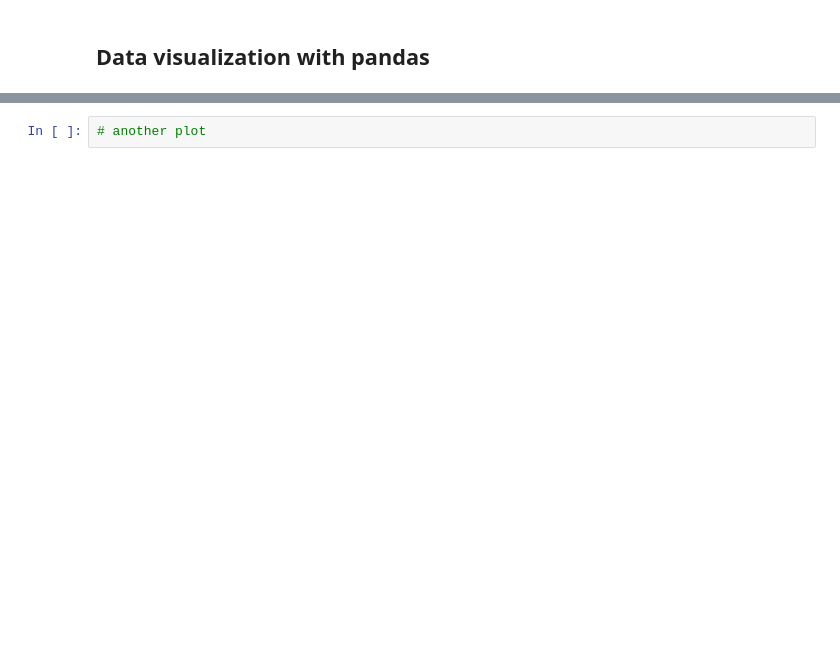
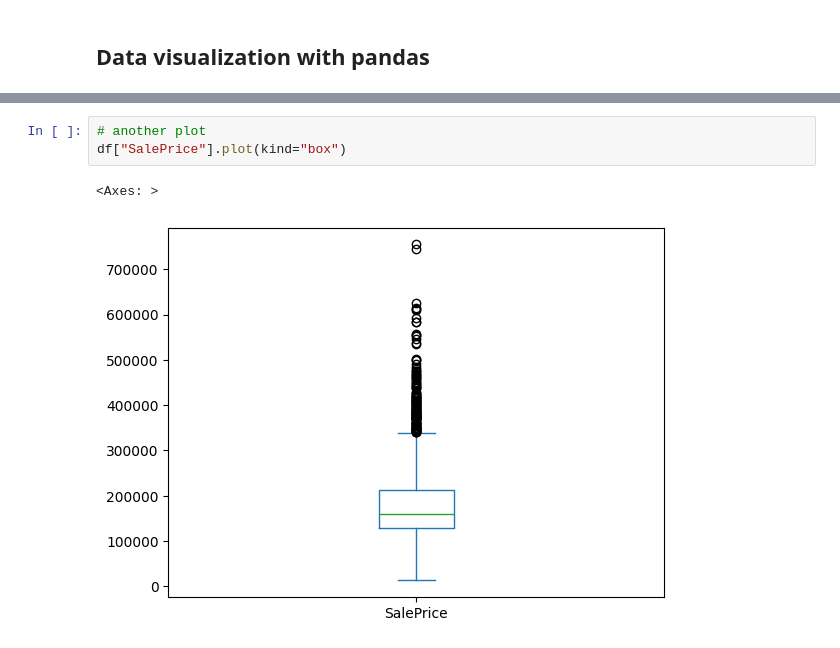
Before and after one commit to karusamuel/pandas_statiscal_methods_and_visualization, a Jupyter notebook: index.ipynb, the cells around one changed output, grey strips where cells are left out. Cells and saved outputs as stored; diff of their text form; blank space fills up the shorter version.

```diff
--- a/index.ipynb
+++ b/index.ipynb
@@ -82,2 +273,6 @@ current_rate =  130
 # %%
 # another plot
+df["SalePrice"].plot(kind="box")
+# %% [output]
+<Axes: >
+[figure, added]
```
Also changed, not shown: parts of 22 cells of this notebook.
